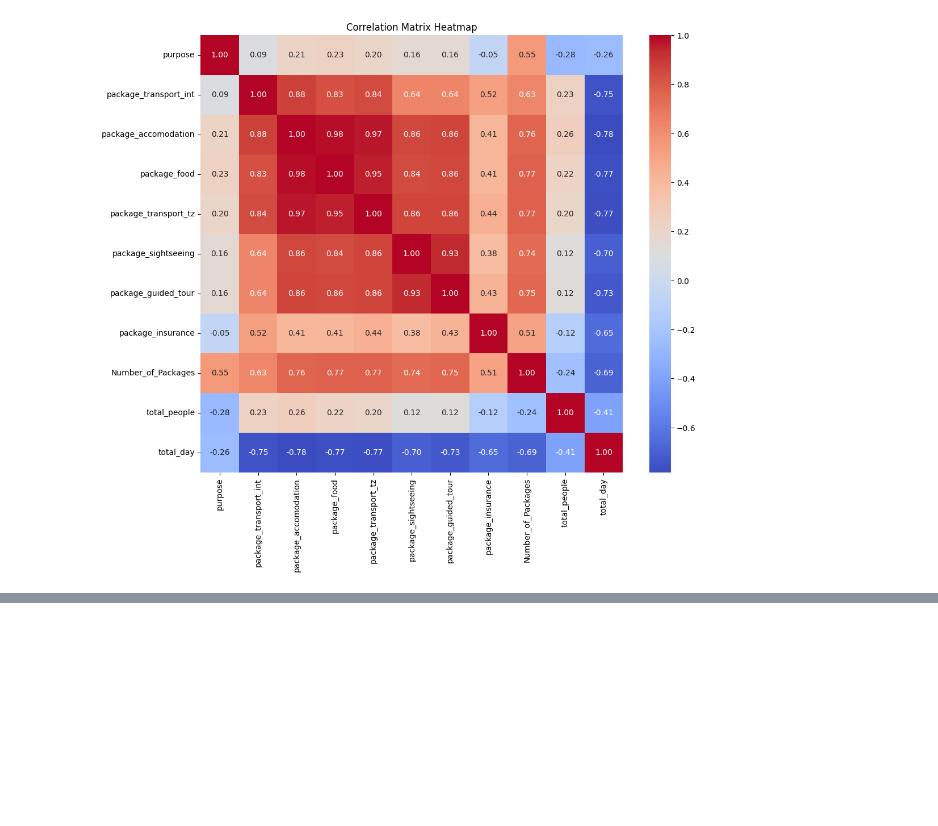
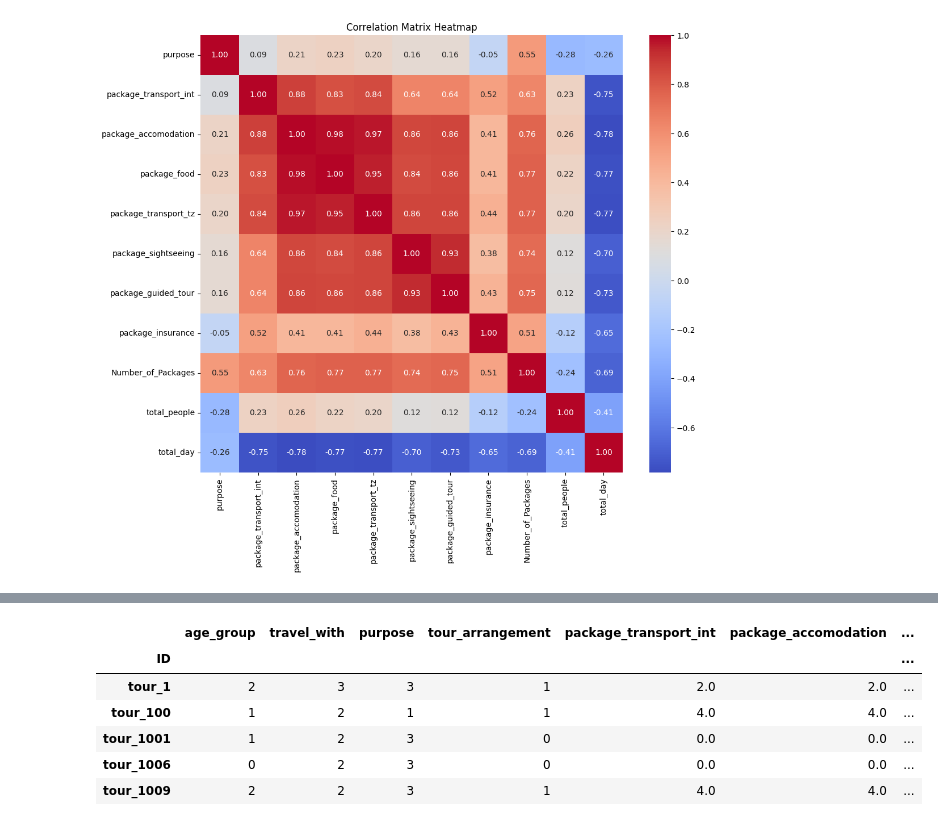
Before and after one commit to segnig/Tanzania-Tourism-Prediction, a Jupyter notebook: train.ipynb, the cells around one changed output, grey strips where cells are left out. Cells and saved outputs as stored; diff of their text form; code cells hidden in the pictures; blank space fills up the shorter version.

```diff
--- a/train.ipynb
+++ b/train.ipynb
@@ -79,0 +291,22 @@ plt.show()
+# %%
+category_A_countries = set()
+category_B_countries = set()
+category_C_countries = set()
+
+category_countries = [
+    "Category A: High income.txt",
+    "Category B: Upper middle income.txt",
+    "Category C: Low and lower middle income.txt",
+]
+
+for category in category_countries:
+    with open(FILE_PATH + category, "r") as f:
+        for line in f:
+            country = line.strip()
+            if country != "Unknown":
+                if category == "Category A: High income.txt":
+                    category_A_countries.add(country)
+                elif category == "Category B: Upper middle income.txt":
+                    category_B_countries.add(country)
+                elif category == "Category C: Low and lower middle income.txt":
+                    category_C_countries.add(country)
@@ -79,0 +405,10 @@ plt.show()
+# %%
+test_df.head()
+# %% [output]
+|  | age_group | travel_with | purpose | tour_arrangement | package_transport_int | package_accomodation | ... |
+| ID |  |  |  |  |  |  | ... |
+| tour_1 | 2 | 3 | 3 | 1 | 2.0 | 2.0 | ... |
+| tour_100 | 1 | 2 | 1 | 1 | 4.0 | 4.0 | ... |
+| tour_1001 | 1 | 2 | 3 | 0 | 0.0 | 0.0 | ... |
+| tour_1006 | 0 | 2 | 3 | 0 | 0.0 | 0.0 | ... |
+| tour_1009 | 2 | 2 | 3 | 1 | 4.0 | 4.0 | ... |
```
Also changed, not shown: parts of 40 cells of this notebook.
